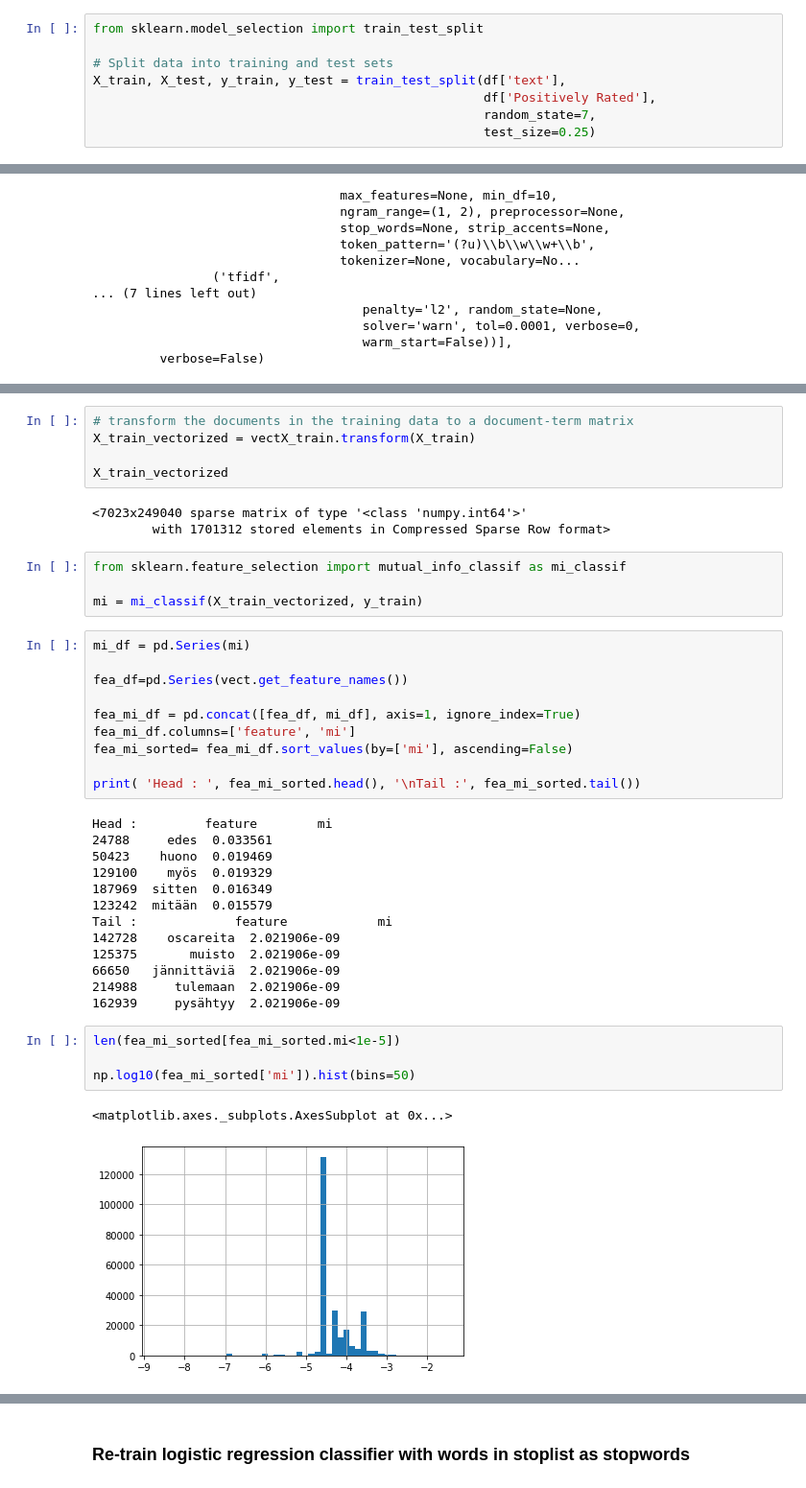
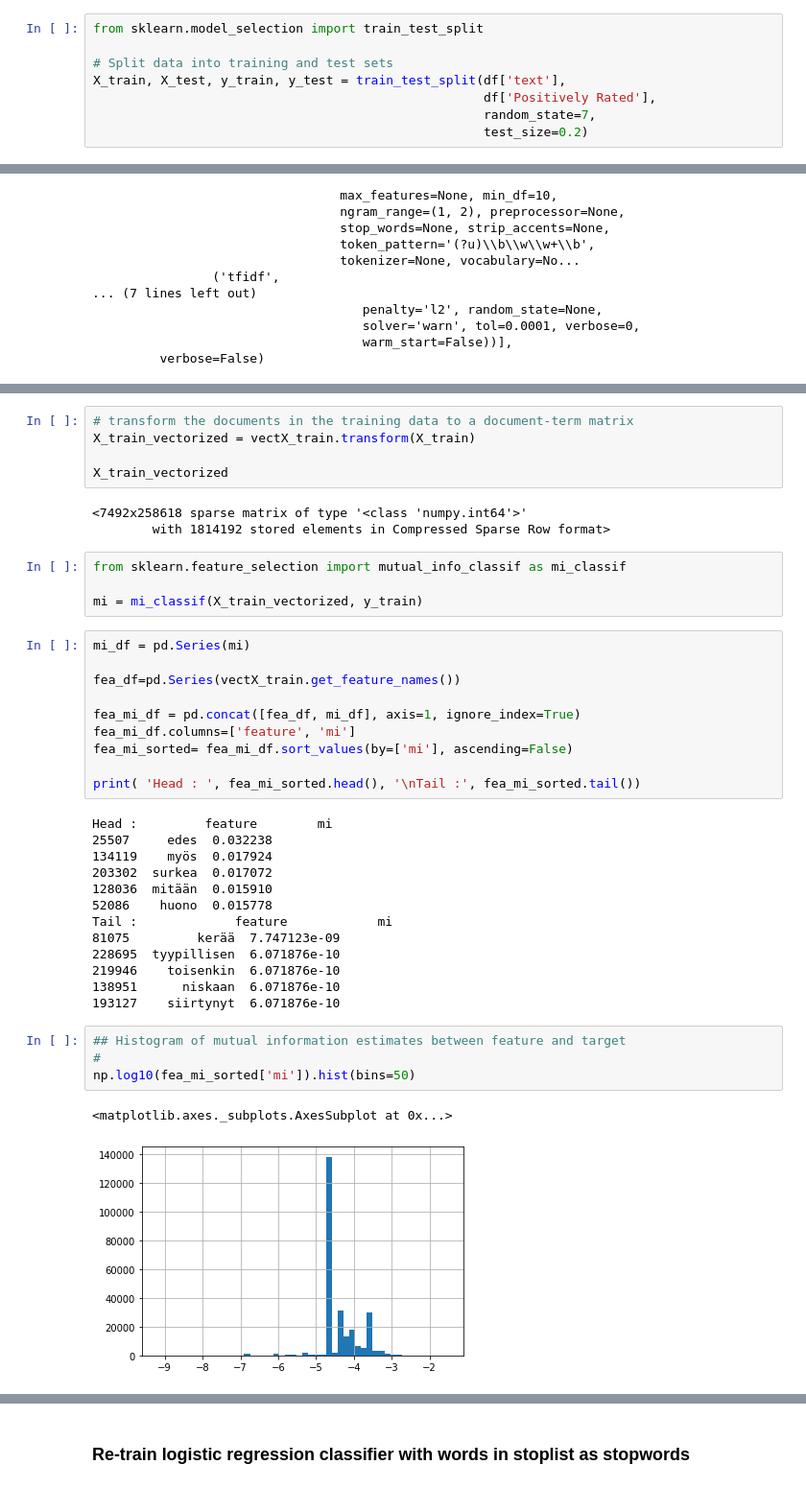
Before and after one commit to mycheong/NLP-SentimentAnalysis, a Jupyter notebook: Sentiment_MovieReviewsFinnish.ipynb, the cells around one changed output, grey strips where cells are left out. Shown at 96% size. Drawn from its saved outputs; the diff is of its cells as text.

```diff
--- a/Sentiment_MovieReviewsFinnish.ipynb
+++ b/Sentiment_MovieReviewsFinnish.ipynb
@@ -100,7 +133,7 @@ from sklearn.model_selection import train_test_split
 X_train, X_test, y_train, y_test = train_test_split(df['text'],
                                                     df['Positively Rated'],
                                                     random_state=7,
-                                                    test_size=0.25)
+                                                    test_size=0.2)
 # %% [markdown]
 ## Logistic regression
 
@@ -203,8 +220,8 @@ X_train_vectorized = vectX_train.transform(X_train)
 
 X_train_vectorized
 # %% [output]
-<7023x249040 sparse matrix of type '<class 'numpy.int64'>'
-        with 1701312 stored elements in Compressed Sparse Row format>
+<7492x258618 sparse matrix of type '<class 'numpy.int64'>'
+        with 1814192 stored elements in Compressed Sparse Row format>
 # %%
 from sklearn.feature_selection import mutual_info_classif as mi_classif
 
@@ -212,7 +229,7 @@ mi = mi_classif(X_train_vectorized, y_train)
 # %%
 mi_df = pd.Series(mi)
 
-fea_df=pd.Series(vect.get_feature_names())
+fea_df=pd.Series(vectX_train.get_feature_names())
 
 fea_mi_df = pd.concat([fea_df, mi_df], axis=1, ignore_index=True)
 fea_mi_df.columns=['feature', 'mi']
@@ -221,21 +238,21 @@ fea_mi_sorted= fea_mi_df.sort_values(by=['mi'], ascending=False)
 print( 'Head : ', fea_mi_sorted.head(), '\nTail :', fea_mi_sorted.tail())
 # %% [output]
 Head :         feature        mi
-24788     edes  0.033561
-50423    huono  0.019469
-129100    myös  0.019329
-187969  sitten  0.016349
-123242  mitään  0.015579
+25507     edes  0.032238
+134119    myös  0.017924
+203302  surkea  0.017072
+128036  mitään  0.015910
+52086    huono  0.015778
 Tail :             feature            mi
-142728    oscareita  2.021906e-09
-125375       muisto  2.021906e-09
-66650   jännittäviä  2.021906e-09
-214988     tulemaan  2.021906e-09
-162939     pysähtyy  2.021906e-09
+81075         kerää  7.747123e-09
+228695  tyypillisen  6.071876e-10
+219946    toisenkin  6.071876e-10
+138951      niskaan  6.071876e-10
+193127    siirtynyt  6.071876e-10
 # %%
-len(fea_mi_sorted[fea_mi_sorted.mi<1e-5])
-
+## Histogram of mutual information estimates between feature and target
+#
 np.log10(fea_mi_sorted['mi']).hist(bins=50)
 # %% [output]
 <matplotlib.axes._subplots.AxesSubplot at 0x...>
-[figure, old version]
+[figure, new version]
```
Also changed, not shown: parts of 33 cells of this notebook.
